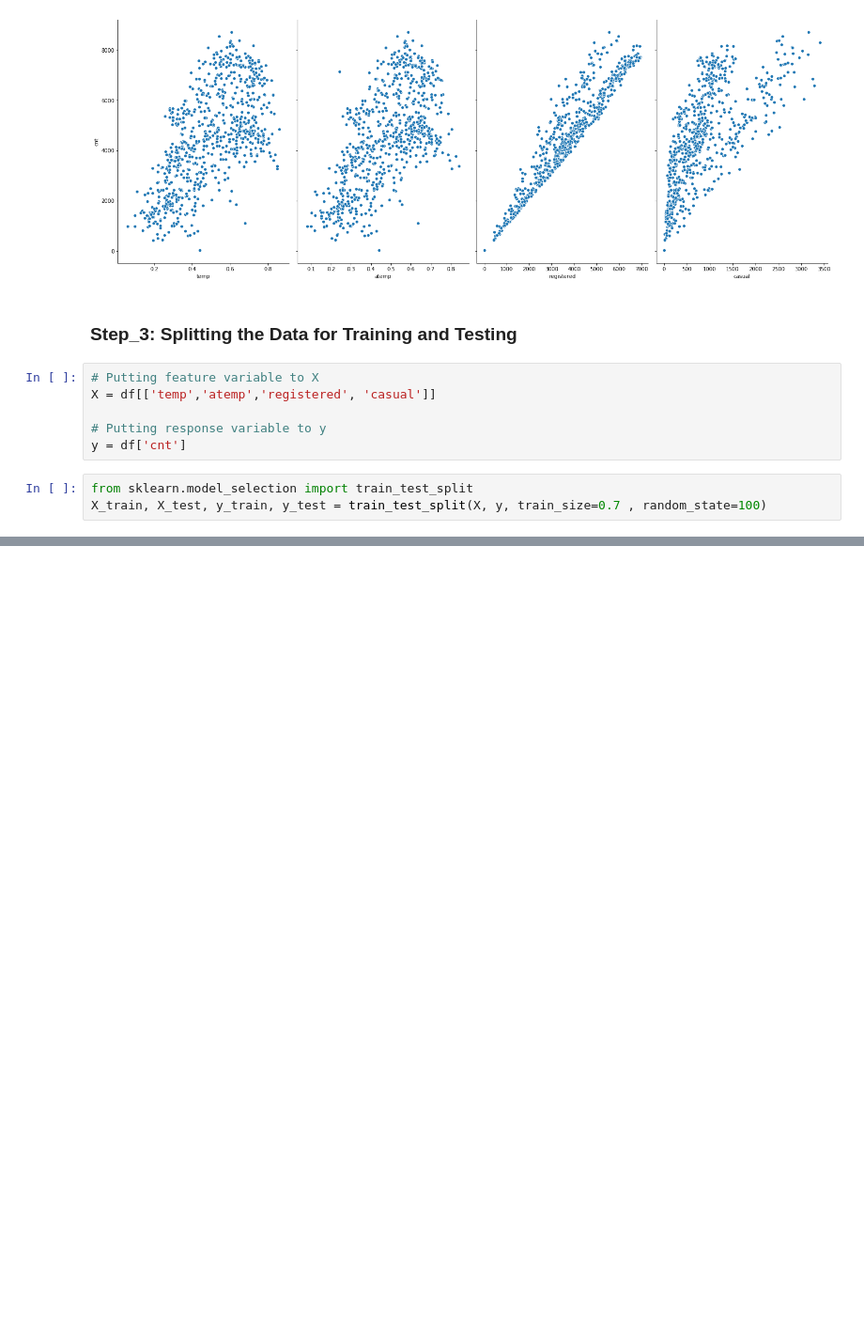
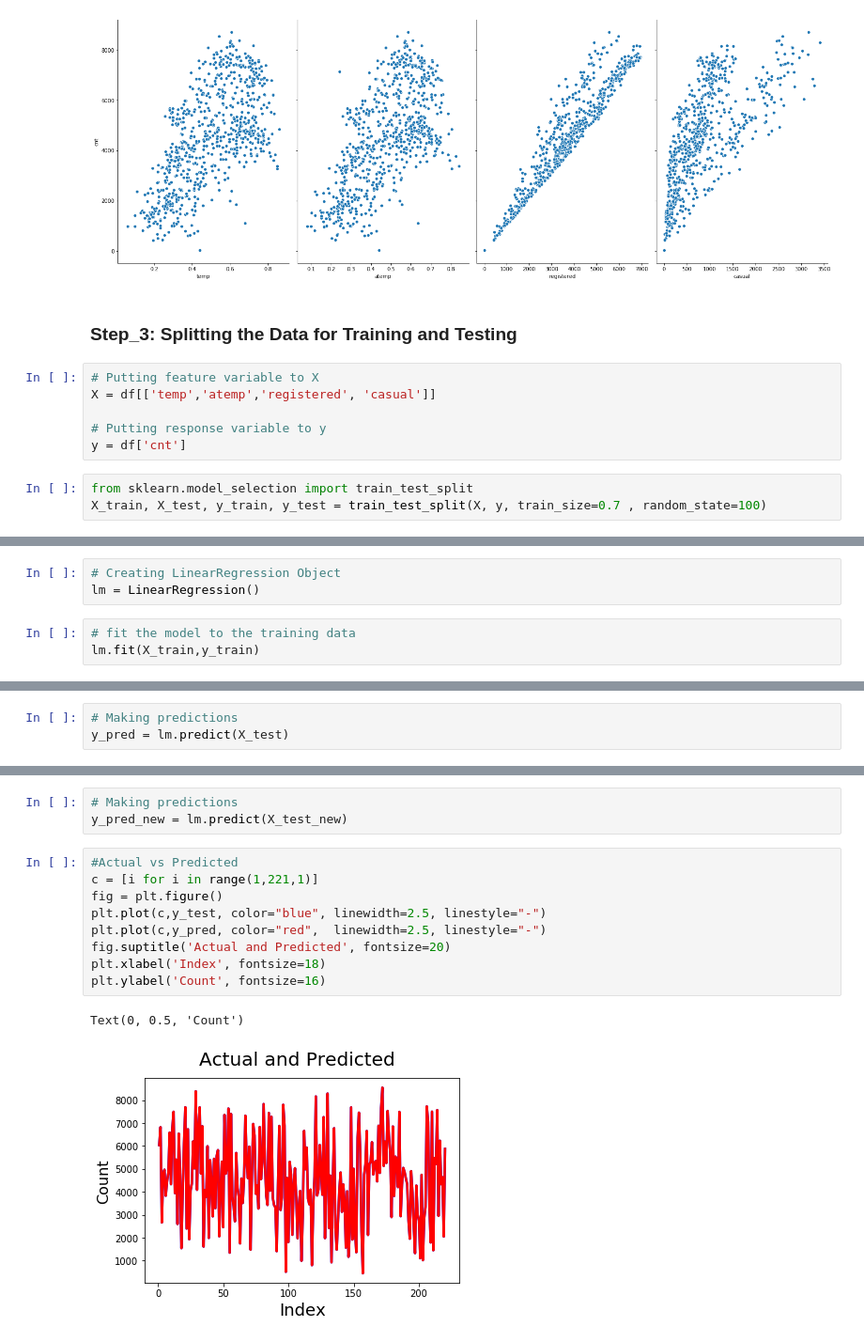
Before and after one commit to SiddegHamid/bikeshare, a Jupyter notebook: Notebooks/Untitled.ipynb, the cells around one changed output, grey strips where cells are left out. Shown at 94% size. Saved outputs shown, nothing was run; the diff lists cells and outputs as text; blank space fills up the shorter version.

```diff
--- a/Notebooks/Untitled.ipynb
+++ b/Notebooks/Untitled.ipynb
@@ -95,0 +98,6 @@ X_train, X_test, y_train, y_test = train_test_split(X, y, train_size=0.7 , rando
+# %%
+# Creating LinearRegression Object
+lm = LinearRegression()
+# %%
+# fit the model to the training data
+lm.fit(X_train,y_train)
@@ -95,0 +125,3 @@ X_train, X_test, y_train, y_test = train_test_split(X, y, train_size=0.7 , rando
+# %%
+# Making predictions
+y_pred = lm.predict(X_test)
@@ -95,0 +205,15 @@ X_train, X_test, y_train, y_test = train_test_split(X, y, train_size=0.7 , rando
+# %%
+# Making predictions
+y_pred_new = lm.predict(X_test_new)
+# %%
+#Actual vs Predicted
+c = [i for i in range(1,221,1)]
+fig = plt.figure()
+plt.plot(c,y_test, color="blue", linewidth=2.5, linestyle="-")
+plt.plot(c,y_pred, color="red",  linewidth=2.5, linestyle="-")
+fig.suptitle('Actual and Predicted', fontsize=20)
+plt.xlabel('Index', fontsize=18)
+plt.ylabel('Count', fontsize=16)
+# %% [output]
+Text(0, 0.5, 'Count')
+[figure, added]
```
Also changed, not shown: parts of 23 cells of this notebook.
